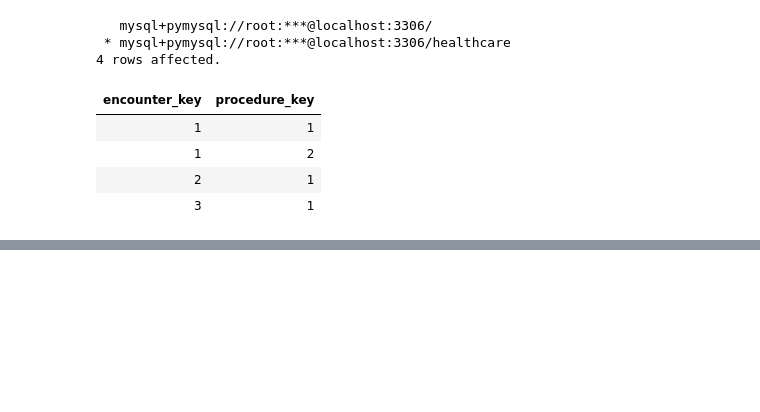
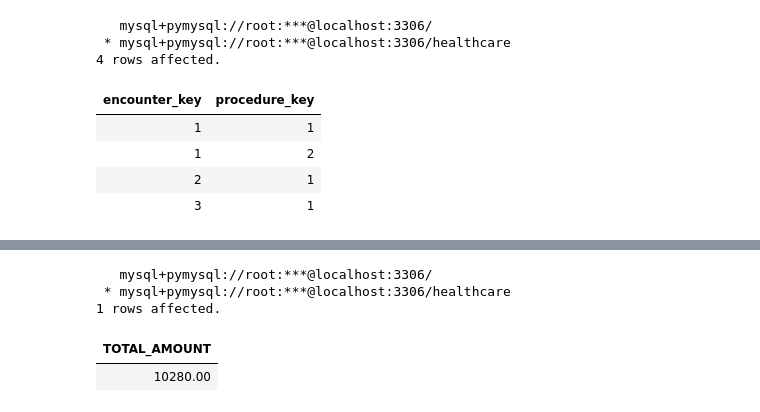
Before and after one commit to PercyAyimbilaNsolemna/Health_Analytics, a Jupyter notebook: Notebooks/healthcareAnalytics.ipynb, the cells around one changed output, grey strips where cells are left out. Saved outputs shown, nothing was run; the diff lists cells and outputs as text; code cells hidden in the pictures; blank space fills up the shorter version.

```diff
--- a/Notebooks/healthcareAnalytics.ipynb
+++ b/Notebooks/healthcareAnalytics.ipynb
@@ -942,0 +979,12 @@ SELECT * FROM bridge_encounter_procedure;
+# %%
+%%sql
+
+SELECT SUM(total_allowed_amount) AS TOTAL_AMOUNT
+
+FROM fact_encounter;
+# %% [output]
+   mysql+pymysql://root:***@localhost:3306/
+ * mysql+pymysql://root:***@localhost:3306/healthcare
+1 rows affected.
+| TOTAL_AMOUNT |
+| 10280.00 |
```
Also changed, not shown: parts of 7 cells of this notebook.
